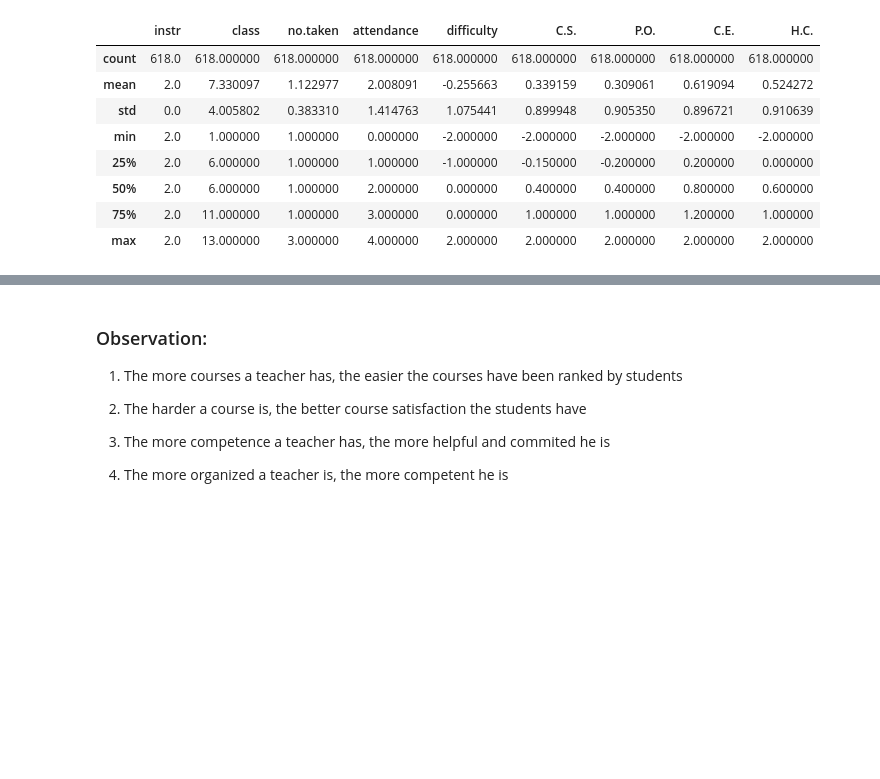
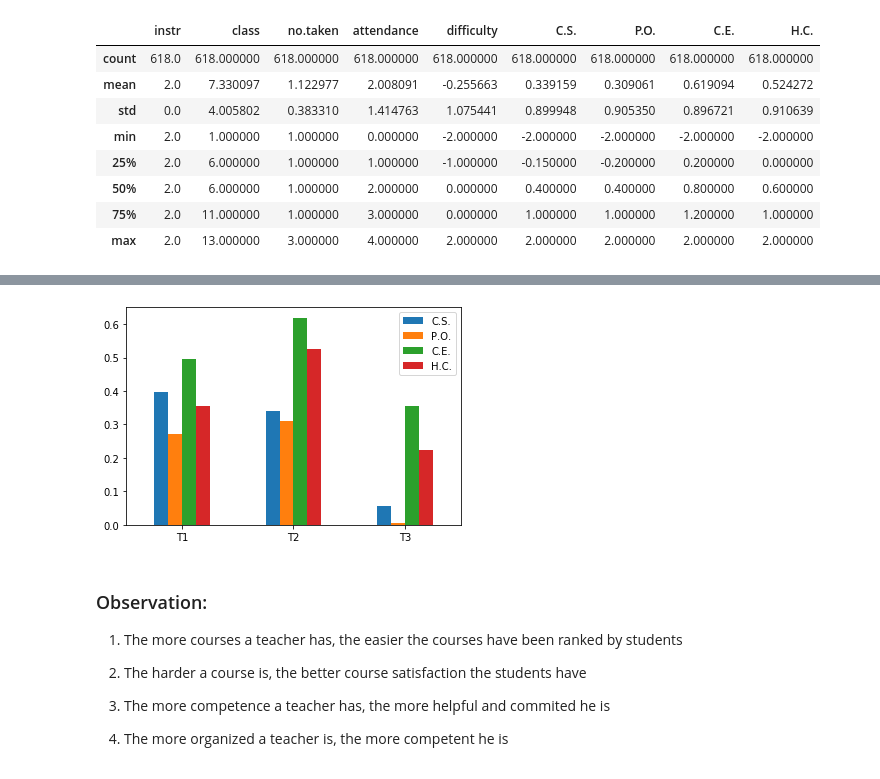
Before and after one commit to bgz10/DS_MA_Q, a Jupyter notebook: DS_NB.ipynb, the cells around one changed output, grey strips where cells are left out. Saved outputs shown, nothing was run; the diff lists cells and outputs as text; code cells hidden in the pictures; blank space fills up the shorter version.

```diff
--- a/DS_NB.ipynb
+++ b/DS_NB.ipynb
@@ -332,3 +331,18 @@ df_alt.groupby(['instr']).mean()
+# %%
+cs = [0.397, 0.339, 0.056]
+po = [0.27,0.309, 0.005]
+ce = [0.495,0.619, 0.354]
+hc = [0.356, 0.524, 0.224]
+
+index = ['T1', 'T2', 'T3']
+df = pd.DataFrame({'C.S.': cs,
+                   'P.O.': po,
+                   'C.E.': ce,
+                   'H.C.': hc
+                  }, index=index)
+ax = df.plot.bar(rot=0)
+# %% [output]
+[figure, added]
 # %% [markdown]
 ### Observation:
 1) The more courses a teacher has, the easier the courses have been ranked by students
```
Also changed, not shown: parts of 9 cells of this notebook, 1 other file.
